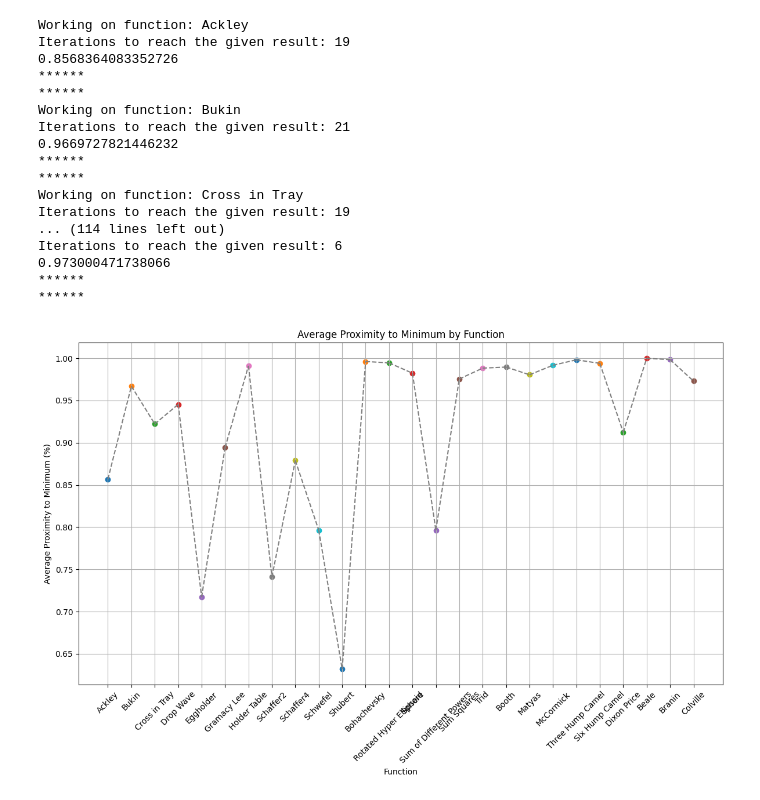
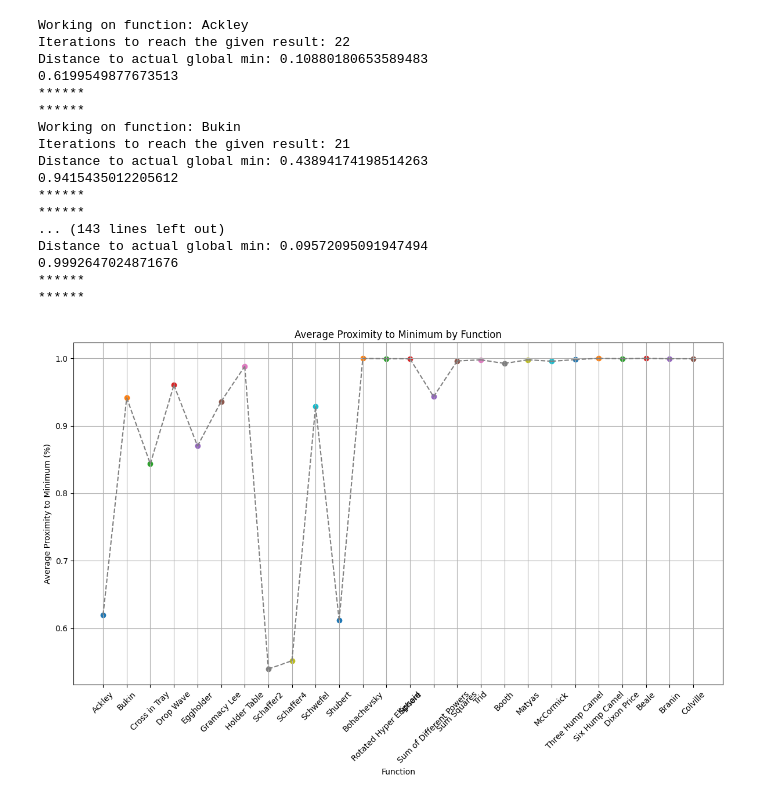
Before and after one commit to HaticeSerraHakyemez/Black-Box-Optimization-in-Simulation-Based-Design, a Jupyter notebook: Benchmarking_Final_2/benchmarking_iteration_count.ipynb, the cells around one changed output. Cells and saved outputs as stored; diff of their text form; code cells hidden in the pictures.

Commit message:
Added proximity measure to global min

```diff
--- a/Benchmarking_Final_2/benchmarking_iteration_count.ipynb
+++ b/Benchmarking_Final_2/benchmarking_iteration_count.ipynb
@@ -35,6 +35,8 @@ for function_name in function_names:
                     # Aralığı al
                     range_param = ex_func.function_ranges[function_name]
 
+                    min_param = ex_func.function_min_inputs[function_name]
+
 
                     # Generate initial samples
                     sampler = samplers.LatinHypercubeSampling(function_param)
@@ -47,8 +49,8 @@ for function_name in function_names:
                     trained_rf_model = rf_model.get_model()
 
                     # Perform active learning
-                    active_learning = models.ActiveLearning(initial_points, initial_values, rf_model, sampler)
-                    min_function_values, improvement, new_points_all, iteration, current_min_iter = active_learning.run_active_learning_constant_iterations_25(2000, range_param, 3)
+                    active_learning = models.ActiveLearning(initial_points, initial_values, rf_model, sampler, 25)
+                    min_function_params, min_function_values, improvement, new_points_all, iteration, current_min_iter = active_learning.run_active_learning_constant_iterations_25(2000, range_param, 3)
                     iteration_count += iteration
                     minimum_value_so_far = min(min_function_values)
 
@@ -58,7 +60,7 @@ for function_name in function_names:
                     print(f"Iterations to reach the given result: {current_min_iter}")
                     #print(proximity_to_minimum_count)
 
-
+                    print(f"Distance to actual global min: {gen_def.distance_btw_two_points(min_param, min_function_params)/gen_def.grid_diagonal_distance(range_param)}")
 
                     #print(f"Actual global min value is: {ex_func.function_mins[function_name]}")
 
@@ -91,39 +93,39 @@ average_proximities_df = pd.DataFrame(average_proximities)
 
 # Plotting
 plt.figure(figsize=(12, 8))
 for i, (function, proximity) in enumerate(zip(average_proximities_df["Function"], average_proximities_df["Average Proximity to Minimum (%)"])):
     plt.scatter(i, proximity, label=function)
 
 # Connect points with lines
 for i in range(len(average_proximities_df["Function"]) - 1):
     plt.plot([i, i + 1], [average_proximities_df["Average Proximity to Minimum (%)"][i], average_proximities_df["Average Proximity to Minimum (%)"][i + 1]], color='gray', linestyle='--')
 
 # Add labels and legend
 plt.xlabel("Function")
 plt.ylabel("Average Proximity to Minimum (%)")
 plt.title("Average Proximity to Minimum by Function")
 plt.xticks(range(len(average_proximities_df["Function"])), average_proximities_df["Function"], rotation=45)
 plt.grid(True)
 plt.tight_layout()
 
 # Show plot
 plt.show()
 # %% [output]
 Working on function: Ackley
-Iterations to reach the given result: 19
-0.8568364083352726
+Iterations to reach the given result: 22
+Distance to actual global min: 0.10880180653589483
+0.6199549877673513
 ******
 ******
 Working on function: Bukin
 Iterations to reach the given result: 21
-0.9669727821446232
+Distance to actual global min: 0.43894174198514263
+0.9415435012205612
 ******
 ******
-Working on function: Cross in Tray
-Iterations to reach the given result: 19
-... (114 lines left out)
-Iterations to reach the given result: 6
-0.973000471738066
+... (143 lines left out)
+Distance to actual global min: 0.09572095091947494
+0.9992647024871676
 ******
 ******
-[figure, old version]
+[figure, new version]
```
Also changed, not shown: 3 other files.
